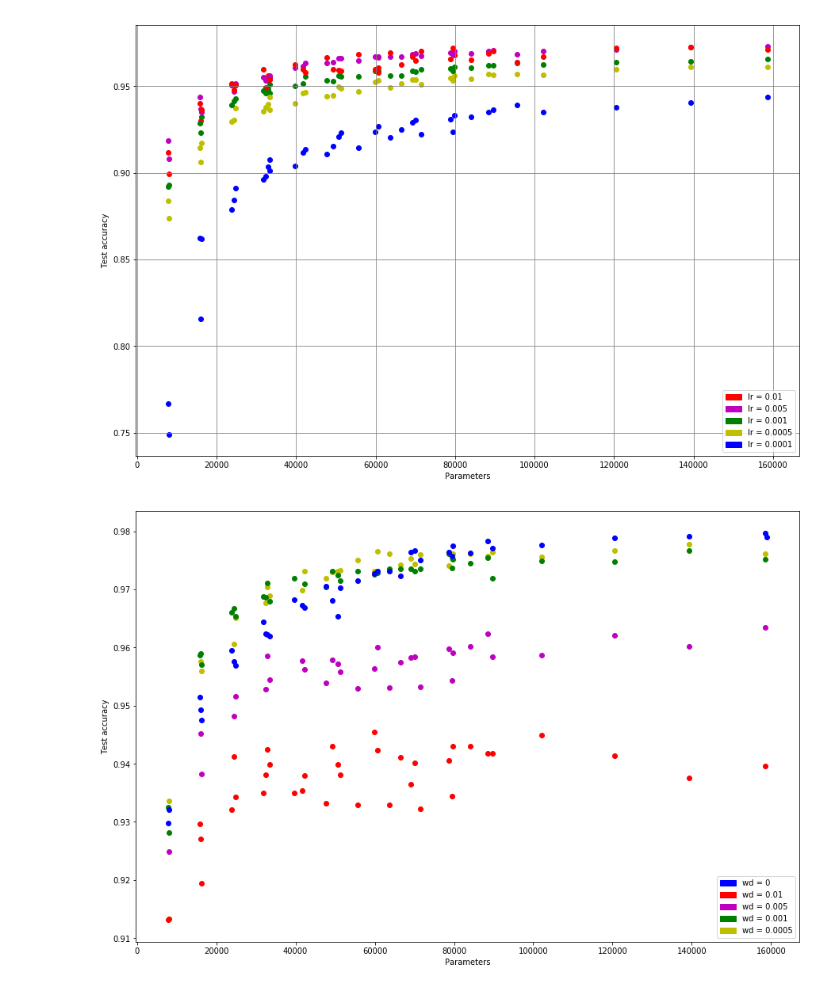
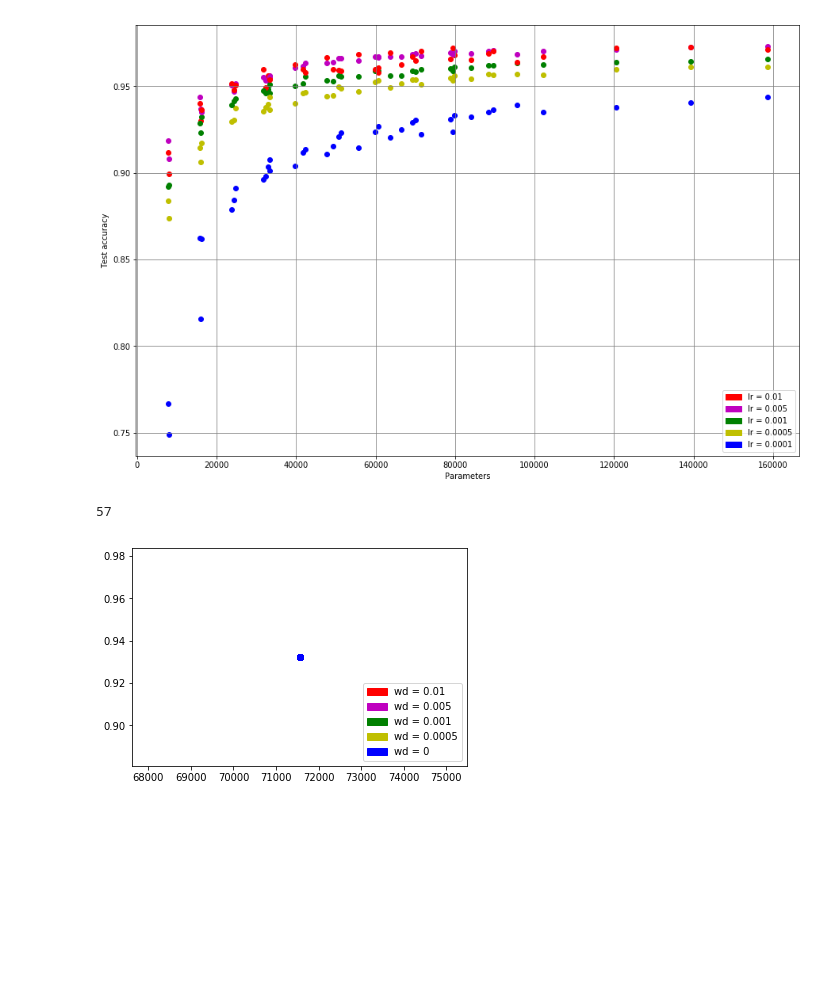
Before and after one commit to timellemeet/seminar, a Jupyter notebook: src/neuralnet/analysis.ipynb, the cells around one changed output. Cells and saved outputs as stored; diff of their text form; code cells hidden in the pictures; blank space fills up the shorter version.

Commit message:
plots en merge van plots

```diff
--- a/src/neuralnet/analysis.ipynb
+++ b/src/neuralnet/analysis.ipynb
@@ -17,7 +15,9 @@ FileNotFoundError: [Errno 2] No such file or directory: '../neuralnet/Results/Ov
 # %%
-for model in models:
-    layers = model.model[0]['info']['netparams']['hidden_layers']
-    print("***%s****"%(layers))
-    model.summary()
-    model.plot_error()
+# for model in models:
+#     layers = model.model[0]['info']['netparams']['hidden_layers']
+#     print("***%f****%s"%(model.model[0]['info']['params'][ 'weight_decay'], layers))
+# #     model.summary()
+model=models[2]
+model.plot_error()
+    #     model.plot_error()
 # %% [output]
@@ -151,57 +162,58 @@ matplotlib2tikz.save("../plots/lr.tex")
 [figure]
 # %%
 models_wd = load_models('../neuralnet/Results/Base/WeightDecay/')
+# %%
+models_base = load_models('../neuralnet/Results/Base/')
 # %%
-for model in models_wd:
+# for model in models_wd:
+#     texts = []
+#     acc = model.overall_test_accuracy
+#     layers = model.model[0]['info']['netparams']['hidden_layers']
+#     operations = 784*layers[0]+10*layers[-1] + layers[0] + 10
+#     for i in range(1, len(layers)):
+#         #weights + bias
+#         operations += layers[i-1]*layers[i]+layers[i]
+#     fig = plt.gcf()
+#     fig.set_size_inches(15,10)
+
+#     if model.model[0]['info']['params']['weight_decay'] == 0.0005:
+#         plt.plot(operations, acc,marker='o',markersize=6, color='y')
+# #         texts.append(plt.text(operations, acc, str(layers), ha='center', va='bottom'))
+#     elif model.model[0]['info']['params']['weight_decay'] == 0.001:
+#         plt.plot(operations, acc, marker='o',markersize=6,color='g')
+# #         texts.append(plt.text(operations, acc, str(layers), ha='center', va='bottom'))
+#     elif model.model[0]['info']['params']['weight_decay'] == 0.005:
+#         plt.plot(operations, acc, marker='o',markersize=6,color='m')
+# #         texts.append(plt.text(operations, acc, str(layers), ha='center', va='bottom'))
+#     elif model.model[0]['info']['params']['weight_decay'] == 0.01:
+#         plt.plot(operations, acc, marker='o',markersize=6,color='r')
+# #         texts.append(plt.text(operations, acc, str(layers), ha='center', va='bottom'))
+print(len(models_base))
+for models in models_base:
     texts = []
     acc = model.overall_test_accuracy
     layers = model.model[0]['info']['netparams']['hidden_layers']
     operations = 784*layers[0]+10*layers[-1] + layers[0] + 10
     for i in range(1, len(layers)):
         #weights + bias
         operations += layers[i-1]*layers[i]+layers[i]
-    fig = plt.gcf()
-    fig.set_size_inches(15,10)
-
-    if model.model[0]['info']['params']['weight_decay'] == 0.0005:
-        plt.scatter(operations, acc, color='y')
-#         texts.append(plt.text(operations, acc, str(layers), ha='center', va='bottom'))
-    elif model.model[0]['info']['params']['weight_decay'] == 0.001:
-        plt.scatter(operations, acc, color='g')
-#         texts.append(plt.text(operations, acc, str(layers), ha='center', va='bottom'))
-    elif model.model[0]['info']['params']['weight_decay'] == 0.005:
-        plt.scatter(operations, acc, color='m')
-#         texts.append(plt.text(operations, acc, str(layers), ha='center', va='bottom'))
-    elif model.model[0]['info']['params']['weight_decay'] == 0.01:
-        plt.scatter(operations, acc, color='r')
-#         texts.append(plt.text(operations, acc, str(layers), ha='center', va='bottom'))
-for model in models:
-    texts = []
-    acc = model.overall_test_accuracy
-    layers = model.model[0]['info']['netparams']['hidden_layers']
-    operations = 784*layers[0]+10*layers[-1] + layers[0] + 10
-    for i in range(1, len(layers)):
-        #weights + bias
-        operations += layers[i-1]*layers[i]+layers[i]
-    fig = plt.gcf()
-    fig.set_size_inches(15,10)
-    if len(layers) <=2 and layers[0]<=200:
-        plt.scatter(operations, acc, color='b')
-plt.xlabel('Parameters')
-plt.ylabel('Test accuracy')
+    if len(layers)<=2 and (layers[0]<=100 or layers[0]==layers[1]):
+        plt.plot(operations, acc,marker='o',markersize=6, color='b')
+    #         texts.append(plt.text(operations, acc, str(layers), ha='center', va='bottom'))
 
 red_patch = mpatches.Patch(color='r', label='wd = 0.01')
 green_patch = mpatches.Patch(color='g', label='wd = 0.001')
 mag_patch = mpatches.Patch(color='m', label='wd = 0.005')
 yellow_patch = mpatches.Patch(color='y', label='wd = 0.0005')
 blue_patch = mpatches.Patch(color='b', label='wd = 0')
-patches = [blue_patch, red_patch, mag_patch, green_patch,yellow_patch]
+patches = [red_patch, mag_patch, green_patch,yellow_patch, blue_patch]
 legend = plt.gca().legend(handles=patches,loc='lower right')
 
 # plt.legend(['lr=0.0001','lr=0.0005','lr=0.001','lr=0.005','lr=0.01'])
-plt.show()
+matplotlib2tikz.save('../plots/wd.tex')
 # %% [output]
+57
-[figure, old version]
+[figure, new version]
 # %%
 models_of = load_models('../neuralnet/Results/OverFit/')
 # %%
```
Also changed, not shown: parts of 3 cells of this notebook, 10 other files.
